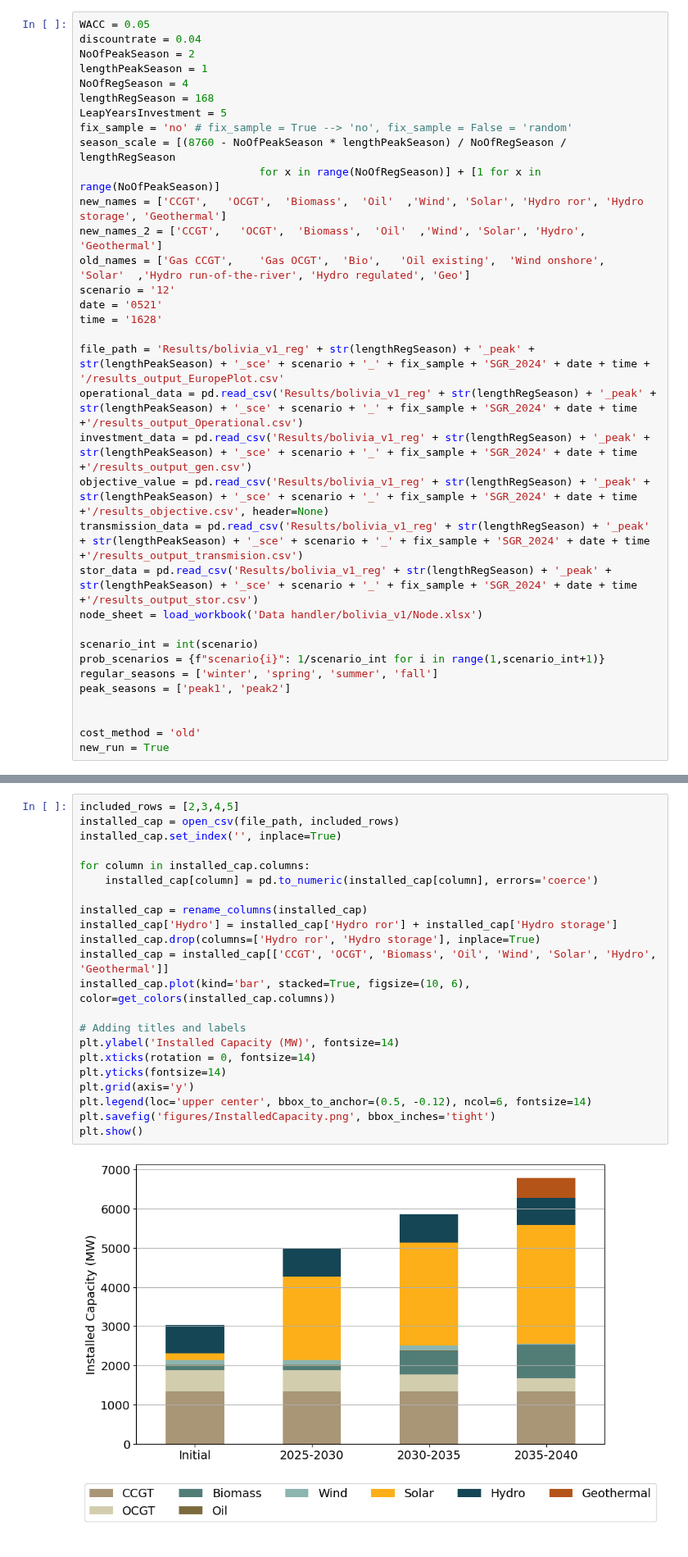
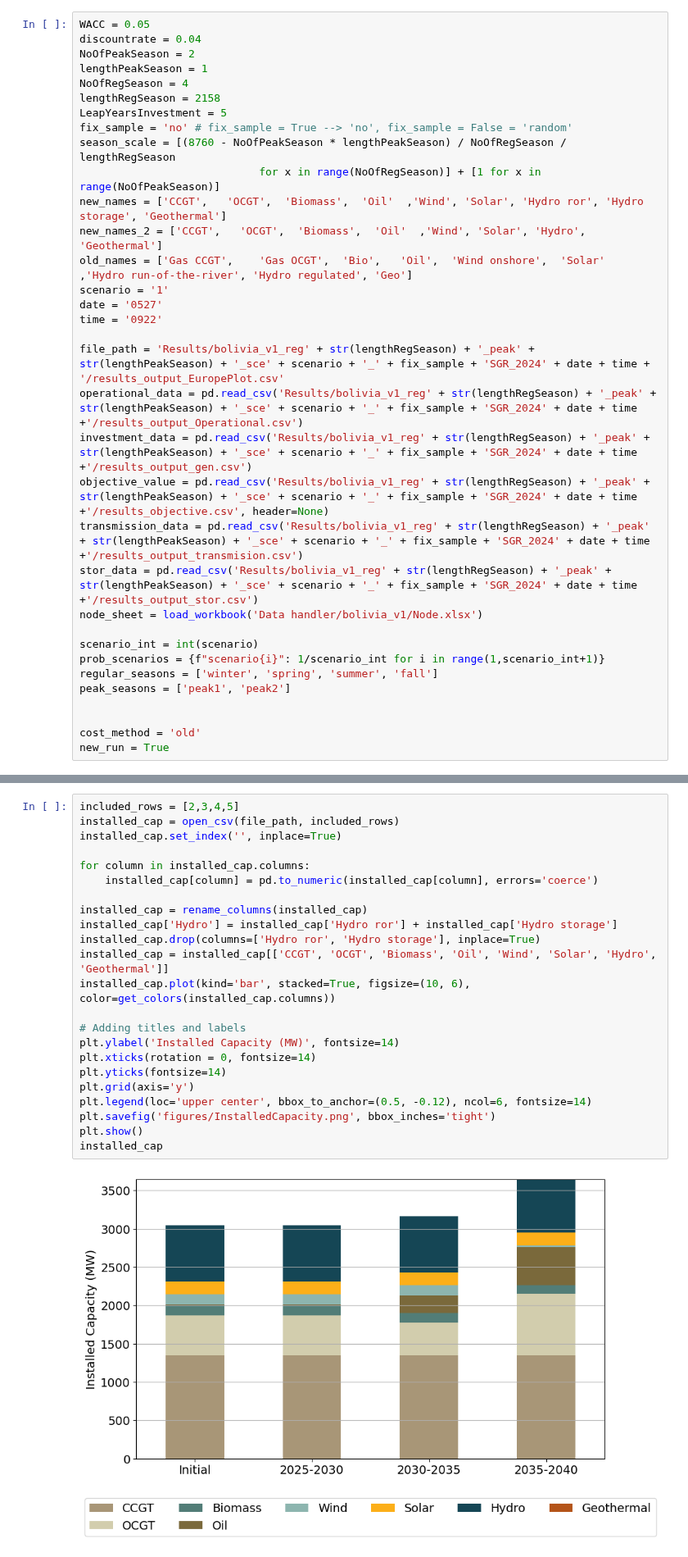
Before and after one commit to maribjorn/EMPIRE-BO, a Jupyter notebook: plot.ipynb, the cells around one changed output, grey strips where cells are left out. Shown at 82% size. Cells and saved outputs as stored; diff of their text form.

```diff
--- a/plot.ipynb
+++ b/plot.ipynb
@@ -36,17 +36,17 @@ discountrate = 0.04
 NoOfPeakSeason = 2
 lengthPeakSeason = 1
 NoOfRegSeason = 4
-lengthRegSeason = 168
+lengthRegSeason = 2158
 LeapYearsInvestment = 5
 fix_sample = 'no' # fix_sample = True --> 'no', fix_sample = False = 'random'
 season_scale = [(8760 - NoOfPeakSeason * lengthPeakSeason) / NoOfRegSeason / lengthRegSeason
                             for x in range(NoOfRegSeason)] + [1 for x in range(NoOfPeakSeason)]
 new_names = ['CCGT',   'OCGT',  'Biomass',  'Oil'  ,'Wind', 'Solar', 'Hydro ror', 'Hydro storage', 'Geothermal']
 new_names_2 = ['CCGT',   'OCGT',  'Biomass',  'Oil'  ,'Wind', 'Solar', 'Hydro', 'Geothermal']
-old_names = ['Gas CCGT',    'Gas OCGT',  'Bio',   'Oil existing',  'Wind onshore',  'Solar'  ,'Hydro run-of-the-river', 'Hydro regulated', 'Geo']
-scenario = '12'
-date = '0521'
-time = '1628'
+old_names = ['Gas CCGT',    'Gas OCGT',  'Bio',   'Oil',  'Wind onshore',  'Solar'  ,'Hydro run-of-the-river', 'Hydro regulated', 'Geo']
+scenario = '1'
+date = '0527'
+time = '0922'
 
 file_path = 'Results/bolivia_v1_reg' + str(lengthRegSeason) + '_peak' + str(lengthPeakSeason) + '_sce' + scenario + '_' + fix_sample + 'SGR_2024' + date + time + '/results_output_EuropePlot.csv'
 operational_data = pd.read_csv('Results/bolivia_v1_reg' + str(lengthRegSeason) + '_peak' + str(lengthPeakSeason) + '_sce' + scenario + '_' + fix_sample + 'SGR_2024' + date + time +'/results_output_Operational.csv')
@@ -198,24 +198,25 @@ def calculate_present_value(future_value, year, base_year, discount_rate=discoun
 # %%
 included_rows = [2,3,4,5]
 installed_cap = open_csv(file_path, included_rows)
 installed_cap.set_index('', inplace=True)
 
 for column in installed_cap.columns:
     installed_cap[column] = pd.to_numeric(installed_cap[column], errors='coerce')
 
 installed_cap = rename_columns(installed_cap)
 installed_cap['Hydro'] = installed_cap['Hydro ror'] + installed_cap['Hydro storage']
 installed_cap.drop(columns=['Hydro ror', 'Hydro storage'], inplace=True)
 installed_cap = installed_cap[['CCGT', 'OCGT', 'Biomass', 'Oil', 'Wind', 'Solar', 'Hydro', 'Geothermal']]
 installed_cap.plot(kind='bar', stacked=True, figsize=(10, 6), color=get_colors(installed_cap.columns))
 
 # Adding titles and labels
 plt.ylabel('Installed Capacity (MW)', fontsize=14)
 plt.xticks(rotation = 0, fontsize=14)
 plt.yticks(fontsize=14)
 plt.grid(axis='y')
 plt.legend(loc='upper center', bbox_to_anchor=(0.5, -0.12), ncol=6, fontsize=14)
 plt.savefig('figures/InstalledCapacity.png', bbox_inches='tight')
 plt.show()
+installed_cap
 # %% [output]
-[figure, old version]
+[figure, new version]
```
Also changed, not shown: parts of 15 cells of this notebook, 22 other files.
